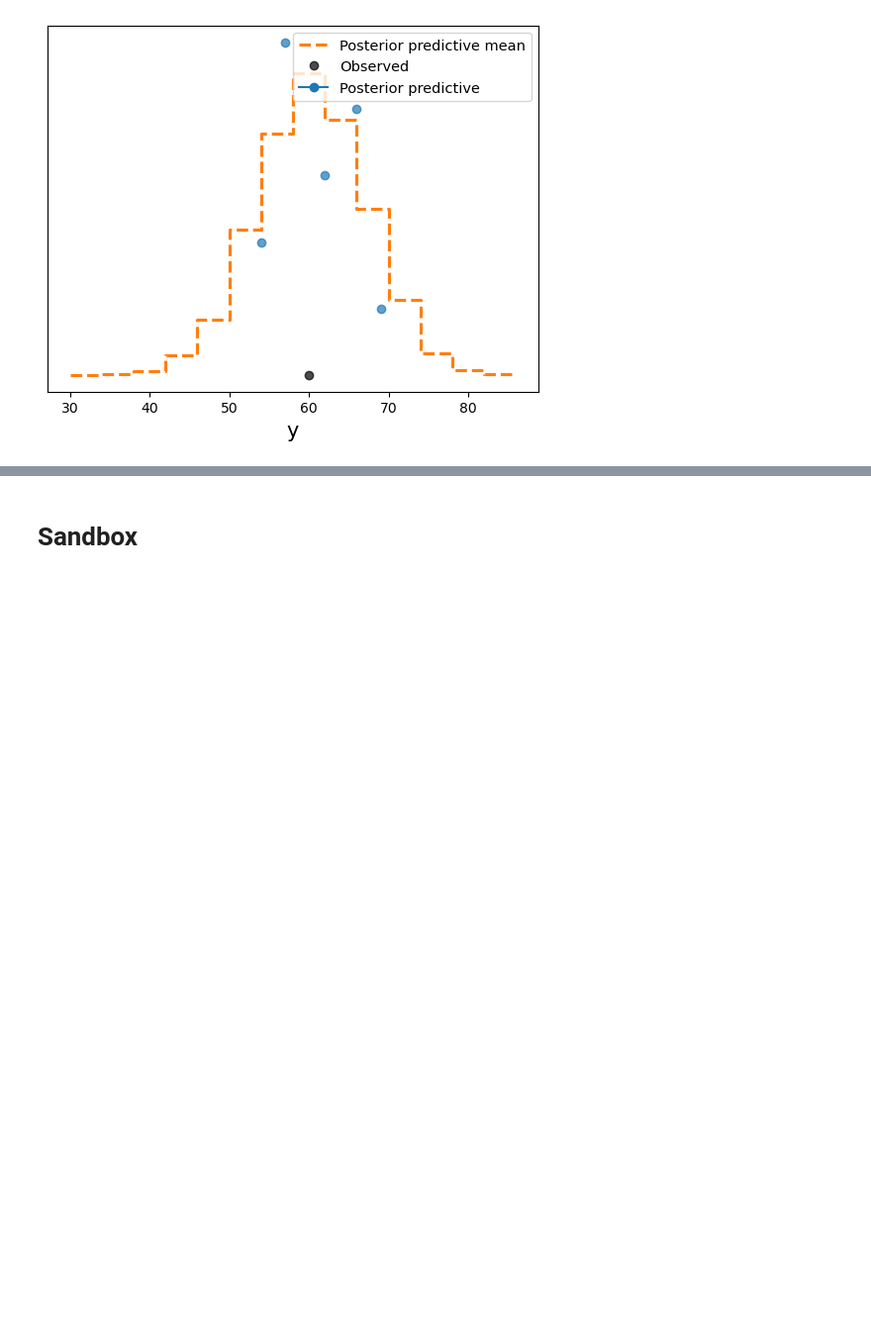
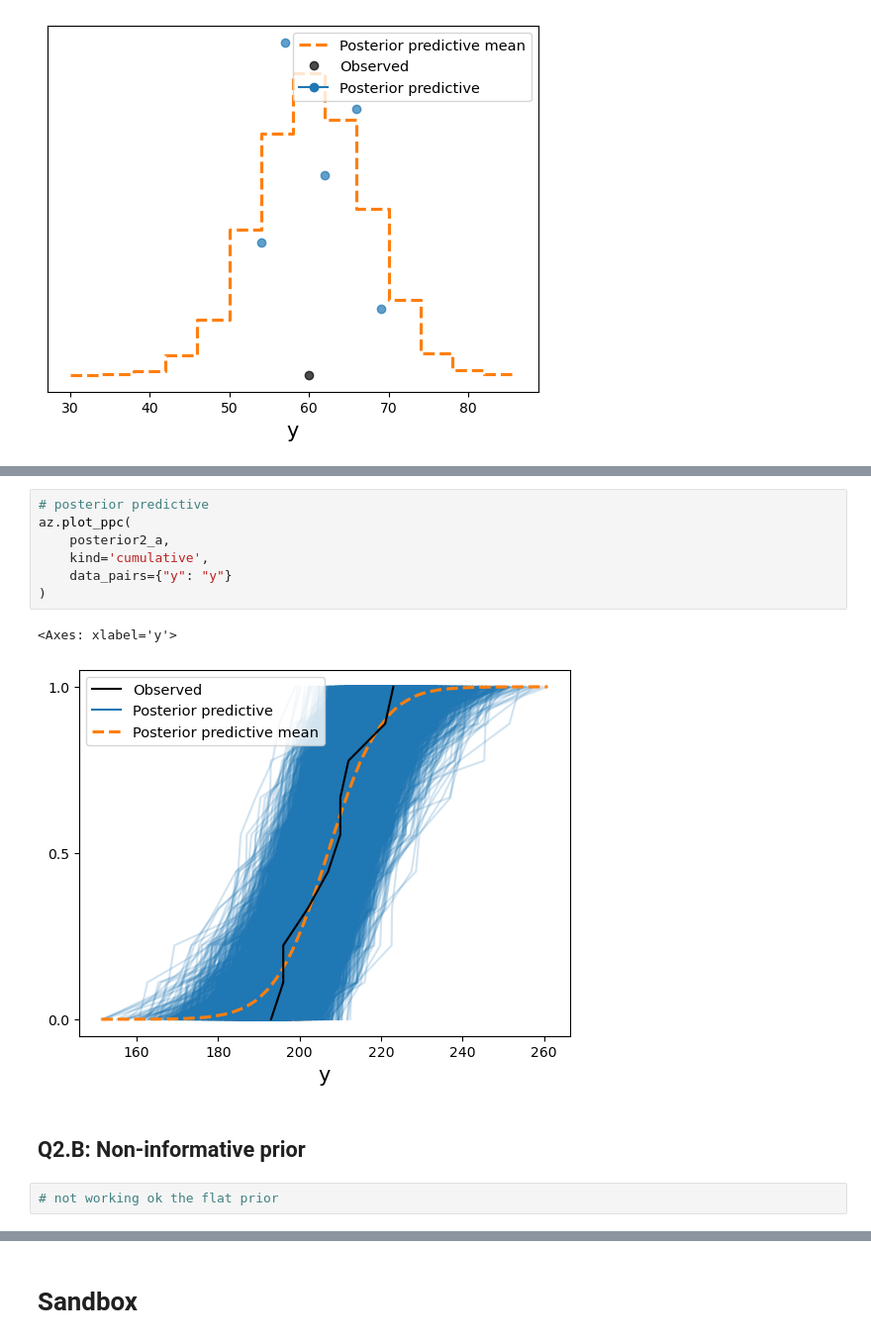
Before and after one commit to romanAVJ/glm-mds, a Jupyter notebook: exam/src/glm_roman_exam.ipynb, the cells around one changed output, grey strips where cells are left out. Shown at 99% size. Drawn from its saved outputs; the diff is of its cells as text; blank space fills up the shorter version.

```diff
--- a/exam/src/glm_roman_exam.ipynb
+++ b/exam/src/glm_roman_exam.ipynb
@@ -516,0 +605,14 @@ az.plot_ppc(
+# %%
+# posterior predictive
+az.plot_ppc(
+    posterior2_a,
+    kind='cumulative',
+    data_pairs={"y": "y"}
+)
+# %% [output]
+<Axes: xlabel='y'>
+[figure, added]
+# %% [markdown]
+## Q2.B: Non-informative prior
+# %%
+# not working ok the flat prior
```
Also changed, not shown: parts of 12 cells of this notebook.
